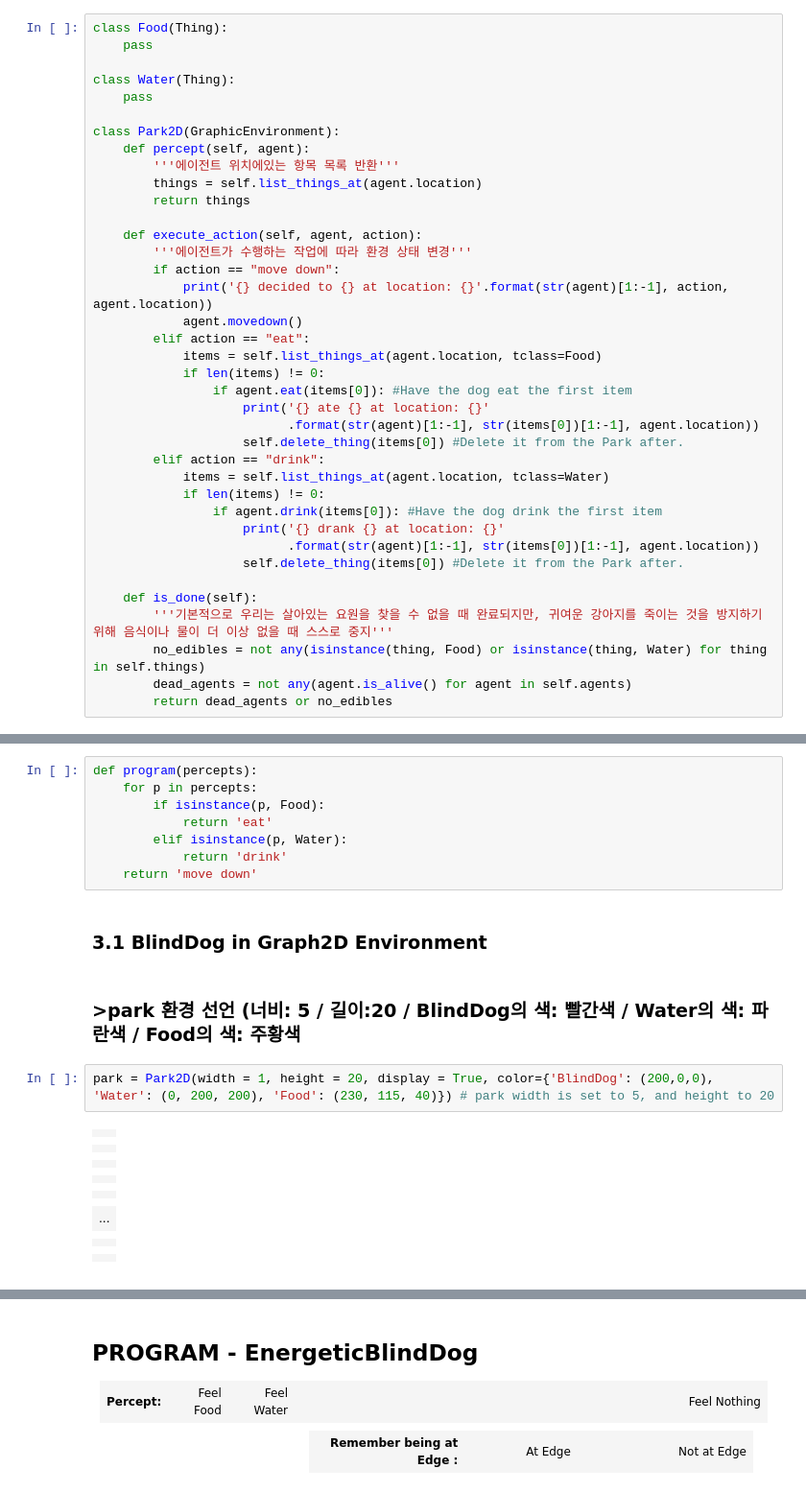
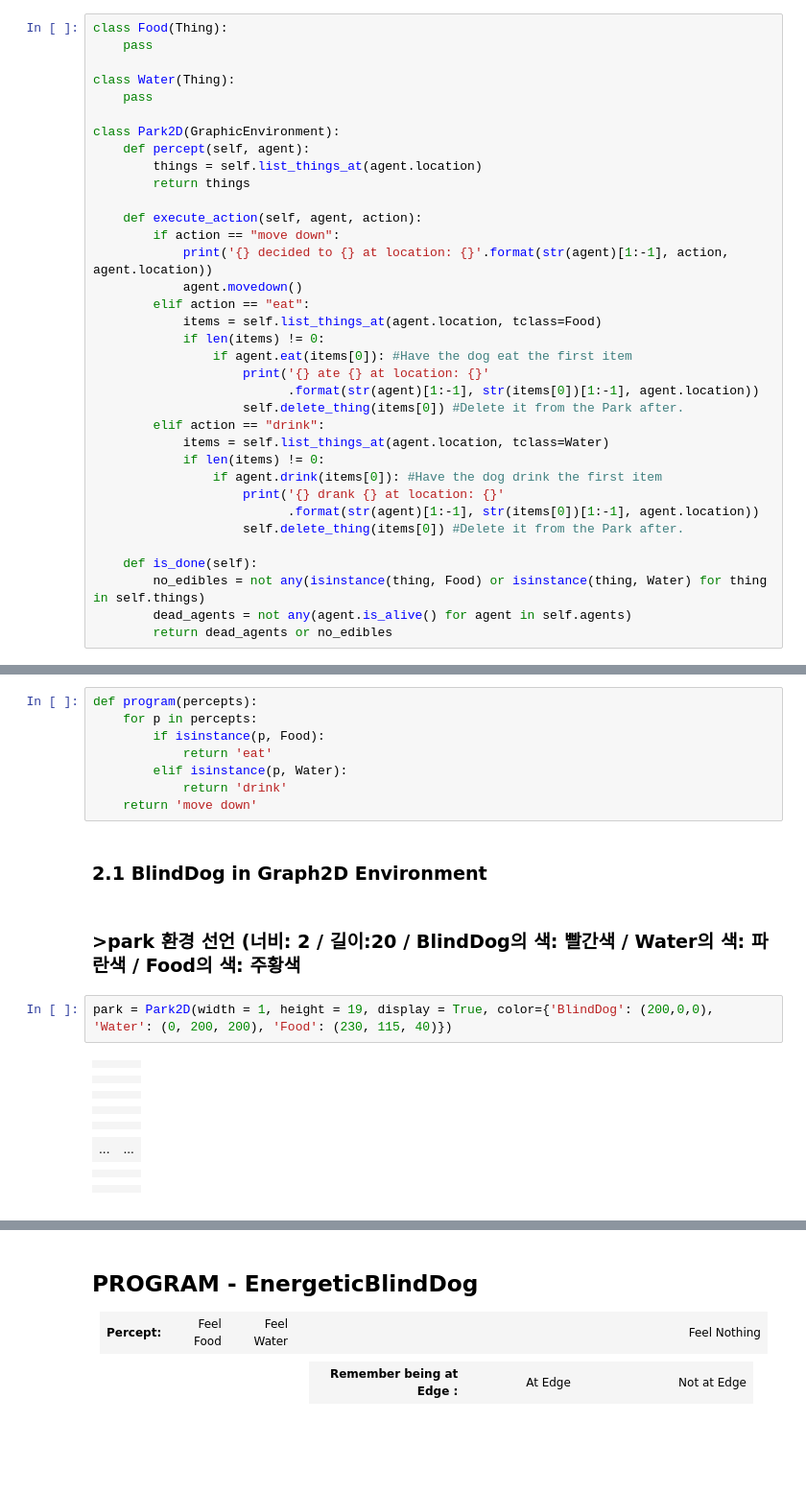
Before and after one commit to jeong3080/ch1, a Jupyter notebook: agent+vacuum.ipynb, the cells around one changed output, grey strips where cells are left out. Shown at 96% size. Saved outputs shown, nothing was run; the diff lists cells and outputs as text; blank space fills up the shorter version.

```diff
--- a/agent+vacuum.ipynb
+++ b/agent+vacuum.ipynb
@@ -53,12 +132,10 @@ class Water(Thing):
 
 class Park2D(GraphicEnvironment):
     def percept(self, agent):
-        '''에이전트 위치에있는 항목 목록 반환'''
         things = self.list_things_at(agent.location)
         return things
 
     def execute_action(self, agent, action):
-        '''에이전트가 수행하는 작업에 따라 환경 상태 변경'''
         if action == "move down":
             print('{} decided to {} at location: {}'.format(str(agent)[1:-1], action, agent.location))
             agent.movedown()
@@ -78,7 +155,6 @@ class Park2D(GraphicEnvironment):
                     self.delete_thing(items[0]) #Delete it from the Park after.
 
     def is_done(self):
-        '''기본적으로 우리는 살아있는 요원을 찾을 수 없을 때 완료되지만, 귀여운 강아지를 죽이는 것을 방지하기 위해 음식이나 물이 더 이상 없을 때 스스로 중지'''
         no_edibles = not any(isinstance(thing, Food) or isinstance(thing, Water) for thing in self.things)
         dead_agents = not any(agent.is_alive() for agent in self.agents)
         return dead_agents or no_edibles
@@ -110,26 +186,26 @@ def program(percepts):
             return 'drink'
     return 'move down'
 # %% [markdown]
-### 3.1 BlindDog in Graph2D Environment
+### 2.1 BlindDog in Graph2D Environment
 # %% [markdown]
-### >park 환경 선언 (너비: 5 / 길이:20 / BlindDog의 색: 빨간색 / Water의 색: 파란색 / Food의 색: 주황색
+### >park 환경 선언 (너비: 2 / 길이:20 / BlindDog의 색: 빨간색 / Water의 색: 파란색 / Food의 색: 주황색
 # %%
-park = Park2D(width = 1, height = 20, display = True, color={'BlindDog': (200,0,0), 'Water': (0, 200, 200), 'Food': (230, 115, 40)}) # park width is set to 5, and height to 20
+park = Park2D(width = 1, height = 19, display = True, color={'BlindDog': (200,0,0), 'Water': (0, 200, 200), 'Food': (230, 115, 40)})
 # %% [output]
-|  |
-|  |
-|  |
-|  |
-|  |
-|  |
-|  |
-|  |
-|  |
-|  |
-| ... |
-|  |
-|  |
-|  |
-|  |
-|  |
+|  |  |
+|  |  |
+|  |  |
+|  |  |
+|  |  |
+|  |  |
+|  |  |
+|  |  |
+|  |  |
+|  |  |
+| ... | ... |
+|  |  |
+|  |  |
+|  |  |
+|  |  |
+|  |  |
 # %% [markdown]
```
Also changed, not shown: parts of 35 cells of this notebook.
